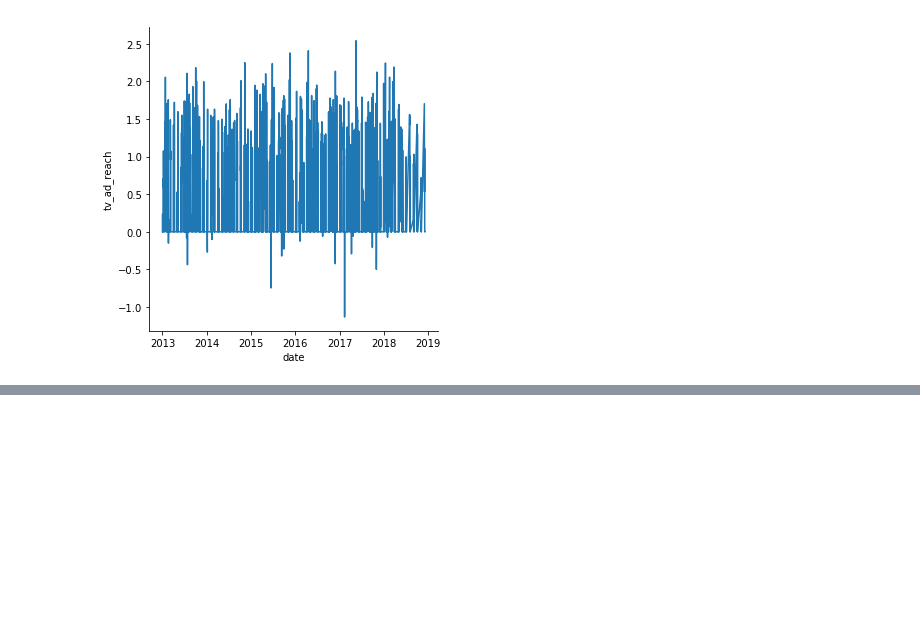
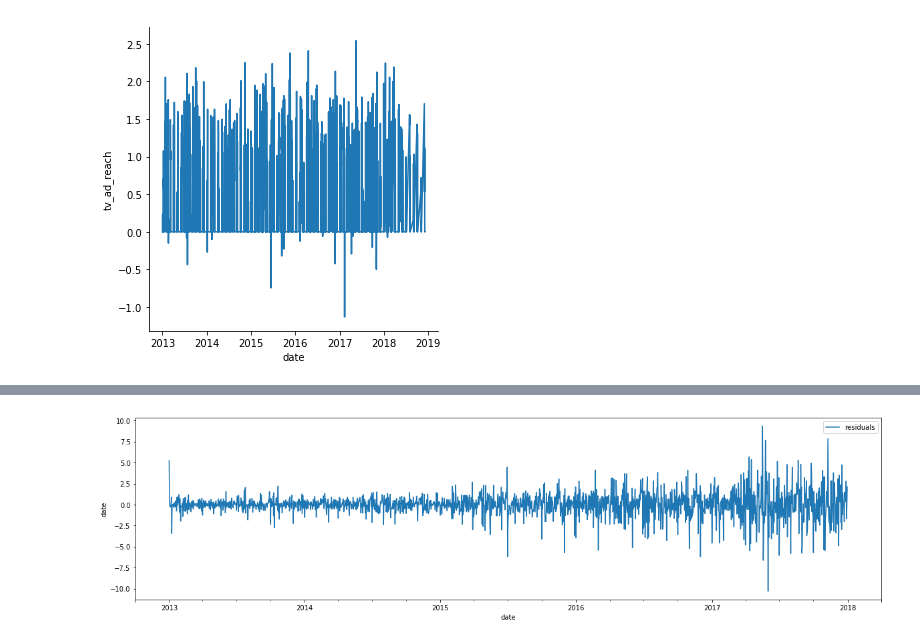
Before and after one commit to louislouisloui/otb, a Jupyter notebook: 30_ARIMA.ipynb, the cells around one changed output, grey strips where cells are left out. Cells and saved outputs as stored; diff of their text form; code cells hidden in the pictures; blank space fills up the shorter version.

```diff
--- a/30_ARIMA.ipynb
+++ b/30_ARIMA.ipynb
@@ -177,0 +181,15 @@ plt.show()
+# %%
+# Helper
+def plot_resid(dt, cutoff, split_args,transformation = None, **kwargs):
+    _,__, cutoff_train_date = split_dt(dt, cutoff, *split_args)
+    arima_plot = evaluate_arima_model(dt, cutoff, *split_args,**kwargs) if transformation is None else evaluate_log_arima_model(dt, cutoff, *split_args,**kwargs)
+    resid = arima_plot[0].resid if transformation is None else np.exp(arima_plot[0].resid)
+    resid_plot = resid.plot(label='residuals', figsize=(20,5))
+    resid_plot.set_ylabel('date')
+    plt.legend()
+    plt.show()
+    plt.show()
+# %%
+plot_all(dt, best_res, plot_resid)
+# %% [output]
+[figure, added]
```
Also changed, not shown: parts of 54 cells of this notebook, 10 other files.
